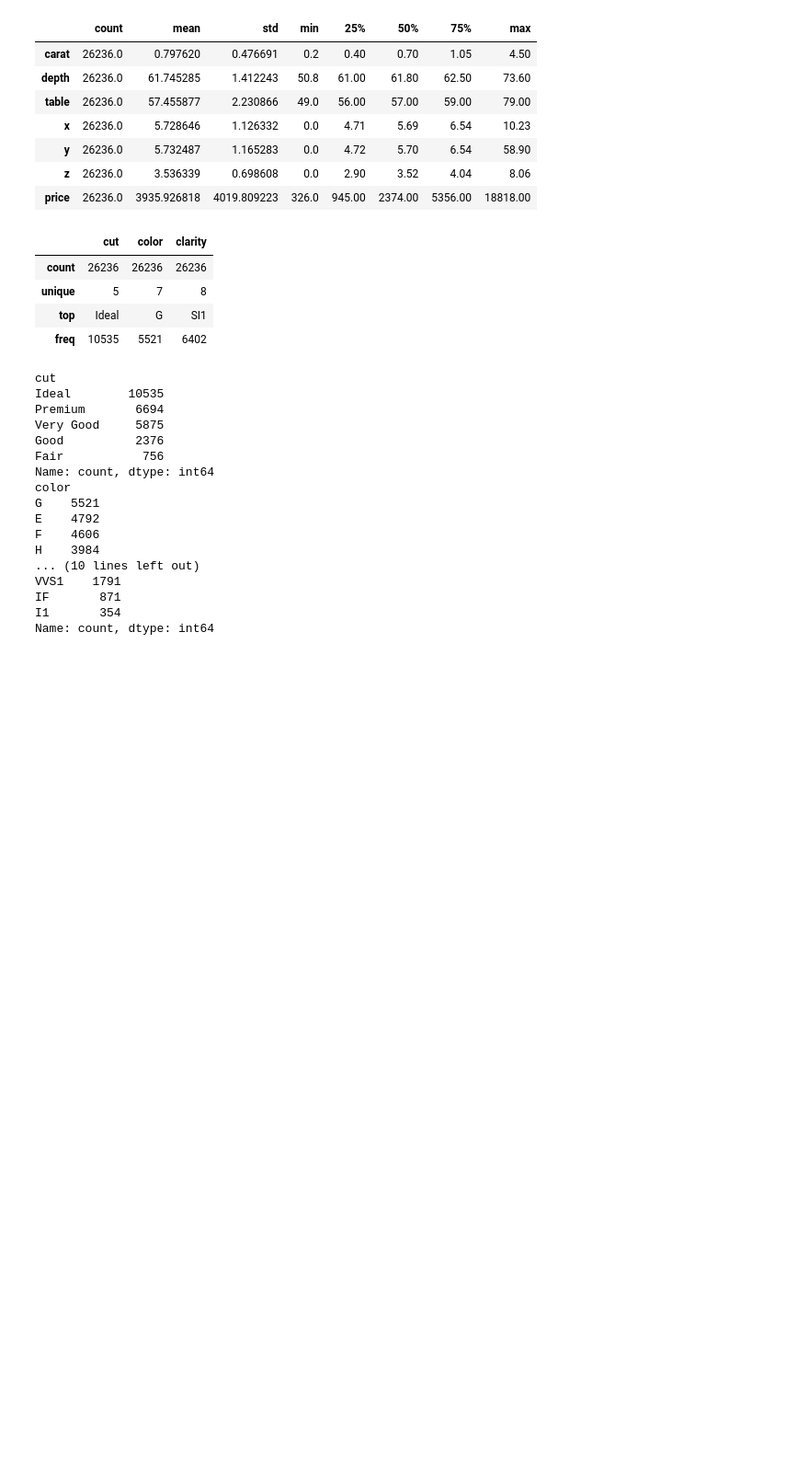
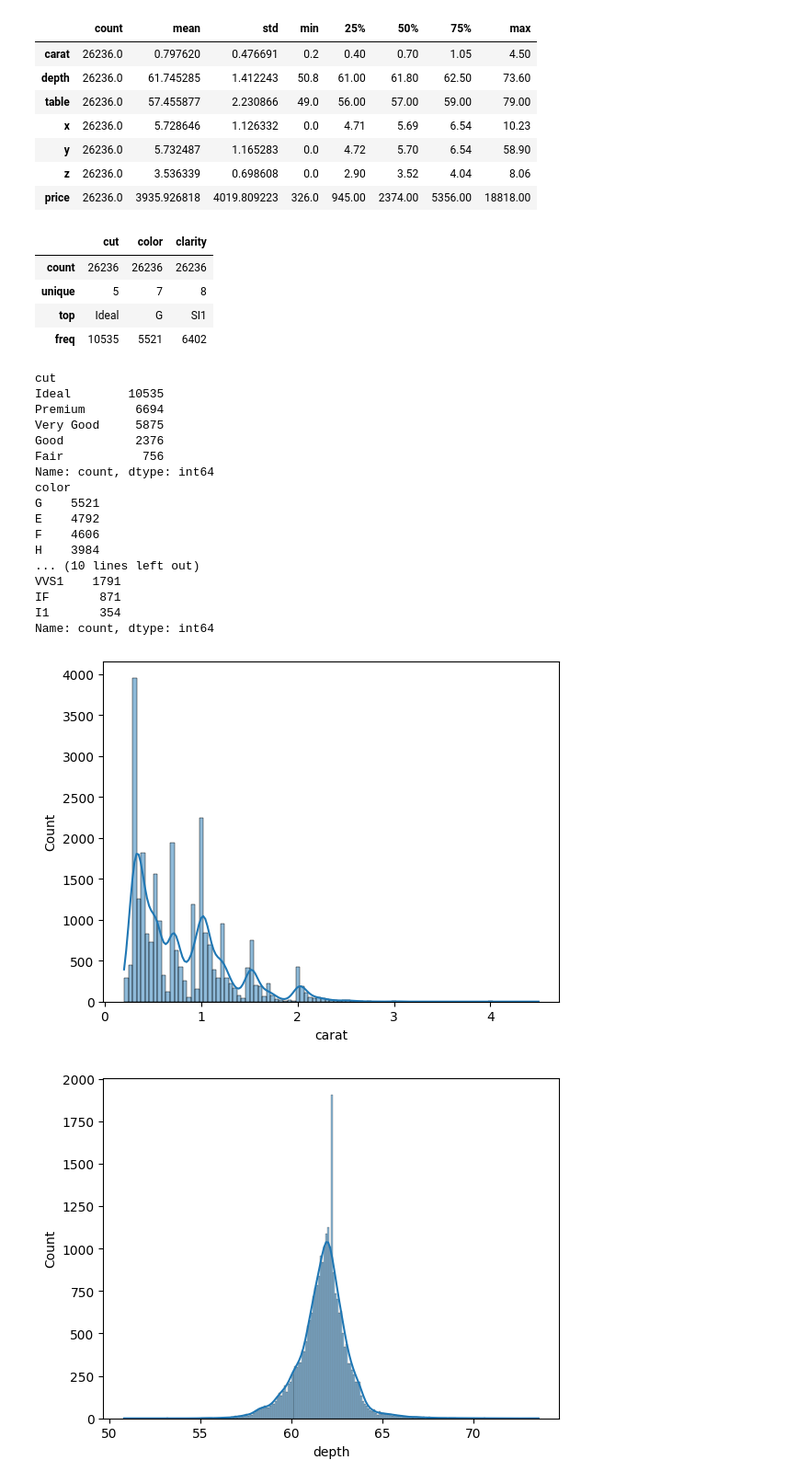
Before and after one commit to lintosunny/Diamond_Price_Prediction, a Jupyter notebook: notebooks/research.ipynb, the cells around one changed output. Shown: that part at 92% size. Saved outputs shown, nothing was run; the diff lists cells and outputs as text; code cells hidden in the pictures; blank space fills up the shorter version.

```diff
--- a/notebooks/research.ipynb
+++ b/notebooks/research.ipynb
@@ -135,3 +142,11 @@ VVS1    1791
 IF       871
 I1       354
 Name: count, dtype: int64
+# %%
+for col in num_col:
+    sns.histplot(data[col], kde=True)
+    print('\n')
+    plt.show()
+# %% [output]
+[figure, added]
+[figure, added]
```
Also changed, not shown: parts of 12 cells of this notebook, 1 other file.
